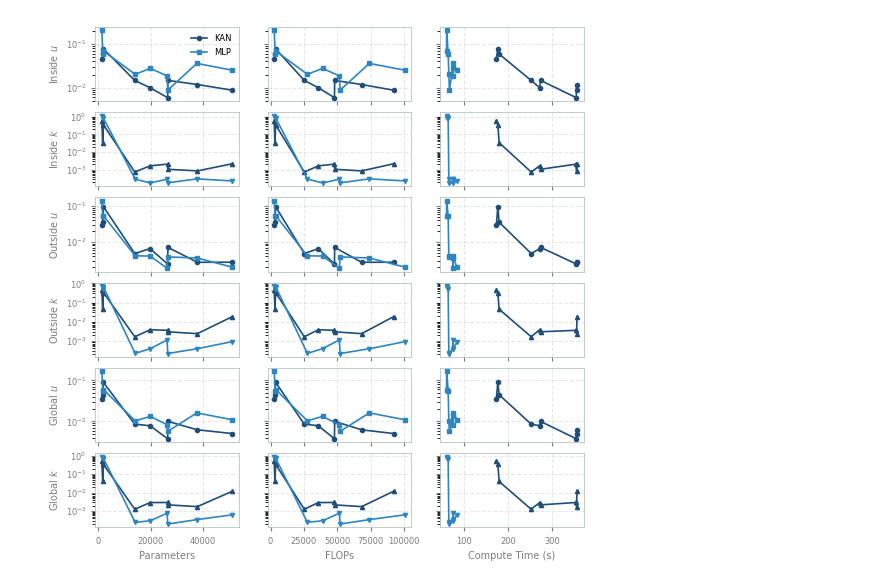
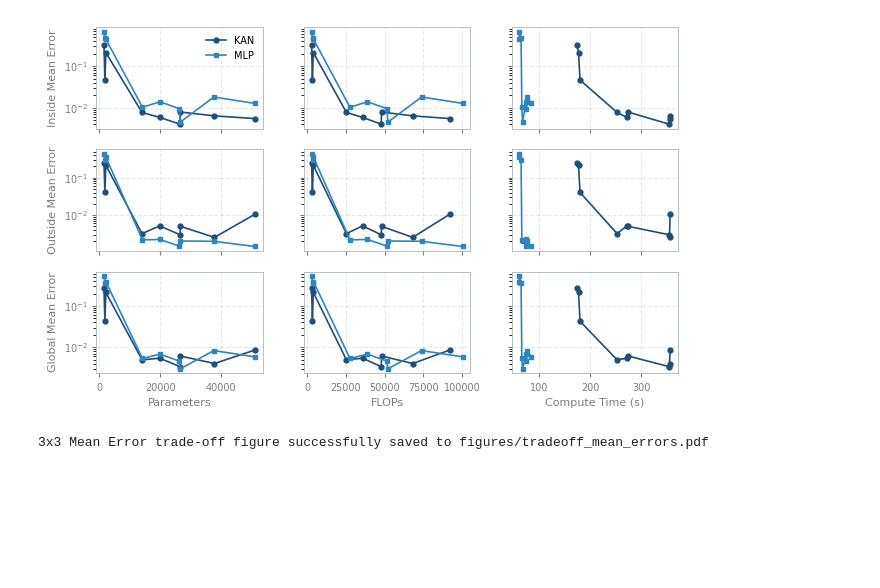
Before and after one commit to oscar-rincon/unbounded-domains, a Jupyter notebook: main/04_kan_accuracy_efficiency/05_accuracy_plot.ipynb, the cells around one changed output. Cells and saved outputs as stored; diff of their text form; code cells hidden in the pictures; blank space fills up the shorter version.

```diff
--- a/main/04_kan_accuracy_efficiency/05_accuracy_plot.ipynb
+++ b/main/04_kan_accuracy_efficiency/05_accuracy_plot.ipynb
@@ -43,7 +43,6 @@ import matplotlib.pyplot as plt
 palette = {
     "kan": "#1f4e79",          # Deep professional blue for KAN
     "mlp": "#2e86c1",          # Lighter complementary blue for MLP
-    "pde": "#7fb3d5",          # Accent tone
     "text_muted": "#7b7d7d",   # Muted color for labels/ticks
     "spine": "#aab7b8",        # Subtle color for axis spines
 }
@@ -57,87 +56,91 @@ df = pd.read_csv(csv_path)
 df.columns = df.columns.str.strip()
 
 # =========================================================
-# Plotting (6x3 Panel Layout: Separating u and k across regions)
+# Compute Mean Errors (Combining u and k for each region)
+# =========================================================
+df['err_inside_mean'] = df[['err_u_inside', 'err_k_inside']].mean(axis=1)
+df['err_outside_mean'] = df[['err_u_outside', 'err_k_outside']].mean(axis=1)
+df['err_global_mean'] = df[['err_u_global', 'err_k_global']].mean(axis=1)
+
+# =========================================================
+# Plotting (3x3 Panel Layout: 3 Regions using Mean Errors)
 # =========================================================
 fig, axes = plt.subplots(
-    6, 3,
-    figsize=(6.3, 6.5),
+    3, 3,
+    figsize=(7.5, 4.5),
     sharex='col',
     sharey='row'
 )
 
-# Helper function to plot a single error metric trend line
-def plot_single_trend(ax, df_kan, df_mlp, x_col, region, var_type):
+# Helper function to plot a single region's mean error trend line
+def plot_mean_trend(ax, df_kan, df_mlp, x_col, region_suffix):
     kan_sorted = df_kan.sort_values(x_col)
     mlp_sorted = df_mlp.sort_values(x_col)
 
-    col_name = f"err_{var_type}_{region}"
-    marker_kan = 'o' if var_type == 'u' else '^'
-    marker_mlp = 's' if var_type == 'u' else 'v'
+    col_name = f"err_{region_suffix}_mean"
 
-    ax.plot(kan_sorted[x_col], kan_sorted[col_name], marker=marker_kan, linestyle='-', color=palette["kan"], lw=1.2, ms=3.0, label="KAN")
-    ax.plot(mlp_sorted[x_col], mlp_sorted[col_name], marker=marker_mlp, linestyle='-', color=palette["mlp"], lw=1.2, ms=3.0, label="MLP")
+    ax.plot(kan_sorted[x_col], kan_sorted[col_name], marker='o', linestyle='-', color=palette["kan"], lw=1.2, ms=3.5, label="KAN")
+    ax.plot(mlp_sorted[x_col], mlp_sorted[col_name], marker='s', linestyle='-', color=palette["mlp"], lw=1.2, ms=3.5, label="MLP")
     ax.set_yscale('log')
 
 metrics_x = ["parameters", "flops", "compute_time_sec"]
 x_labels = ["Parameters", "FLOPs", "Compute Time (s)"]
 
-# Row configuration: (region, variable_type, display_label)
+# Row configuration: (region_suffix, display_label)
 row_configs = [
-    ("inside", "u", "Inside $u$"),
-    ("inside", "k", "Inside $k$"),
-    ("outside", "u", "Outside $u$"),
-    ("outside", "k", "Outside $k$"),
-    ("global", "u", "Global $u$"),
-    ("global", "k", "Global $k$"),
+    ("inside", "Inside Mean Error"),
+    ("outside", "Outside Mean Error"),
+    ("global", "Global Mean Error"),
 ]
 
 # Loop through columns and rows
 for col_idx, x_col in enumerate(metrics_x):
-    for row_idx, (region, var_type, _) in enumerate(row_configs):
-        plot_single_trend(
+    for row_idx, (region_suffix, _) in enumerate(row_configs):
+        plot_mean_trend(
             axes[row_idx, col_idx],
             df[df["model_type"] == "KAN"],
             df[df["model_type"] == "MLP"],
             x_col,
-            region,
-            var_type
+            region_suffix
         )
 
-    # Set X labels on the bottom row only (Row 5)
-    axes[5, col_idx].set_xlabel(x_labels[col_idx], fontsize=7, color=palette["text_muted"])
+    # Set X labels on the bottom row only (Row 2)
+    axes[2, col_idx].set_xlabel(x_labels[col_idx], fontsize=8, color=palette["text_muted"])
 
 # Set Y labels for each row
-for row_idx, (_, _, label_text) in enumerate(row_configs):
-    axes[row_idx, 0].set_ylabel(label_text, fontsize=7, color=palette["text_muted"])
+for row_idx, (_, label_text) in enumerate(row_configs):
+    axes[row_idx, 0].set_ylabel(label_text, fontsize=8, color=palette["text_muted"])
 
 # Add legend to the top-left panel to avoid clutter
-axes[0, 0].legend(frameon=False, fontsize=6, loc="upper right")
+axes[0, 0].legend(frameon=False, fontsize=7, loc="upper right")
 
 # =========================================================
 # Customizing Panel 3 (Compute Time) to Linear Scale
 # =========================================================
-for row in range(6):
+for row in range(3):
     axes[row, 2].set_xscale('linear')
 
 # =========================================================
 # Styling & Palette Formatting
 # =========================================================
 for row in axes:
     for ax in row:
-        ax.tick_params(axis="both", labelsize=6, colors=palette["text_muted"])
+        ax.tick_params(axis="both", labelsize=7, colors=palette["text_muted"])
         ax.grid(True, linestyle='--', alpha=0.3, color=palette["spine"])
 
         for spine in ax.spines.values():
             spine.set_color(palette["spine"])
-            spine.set_linewidth(0.5)
+            spine.set_linewidth(0.6)
 
 # Tighter vertical spacing to reduce overall plot height
-plt.subplots_adjust(wspace=0.2, hspace=0.15)
+plt.subplots_adjust(wspace=0.25, hspace=0.2)
 
 os.makedirs("figures", exist_ok=True)
-fig_path = "figures/tradeoff.pdf"
+fig_path = "figures/tradeoff_mean_errors.pdf"
 plt.savefig(fig_path, bbox_inches="tight", dpi=300)
 plt.show()
+
+print(f"3x3 Mean Error trade-off figure successfully saved to {fig_path}")
 # %% [output]
-[figure, old version]
+[figure, new version]
+3x3 Mean Error trade-off figure successfully saved to figures/tradeoff_mean_errors.pdf
```
Also changed, not shown: 2 other files.
